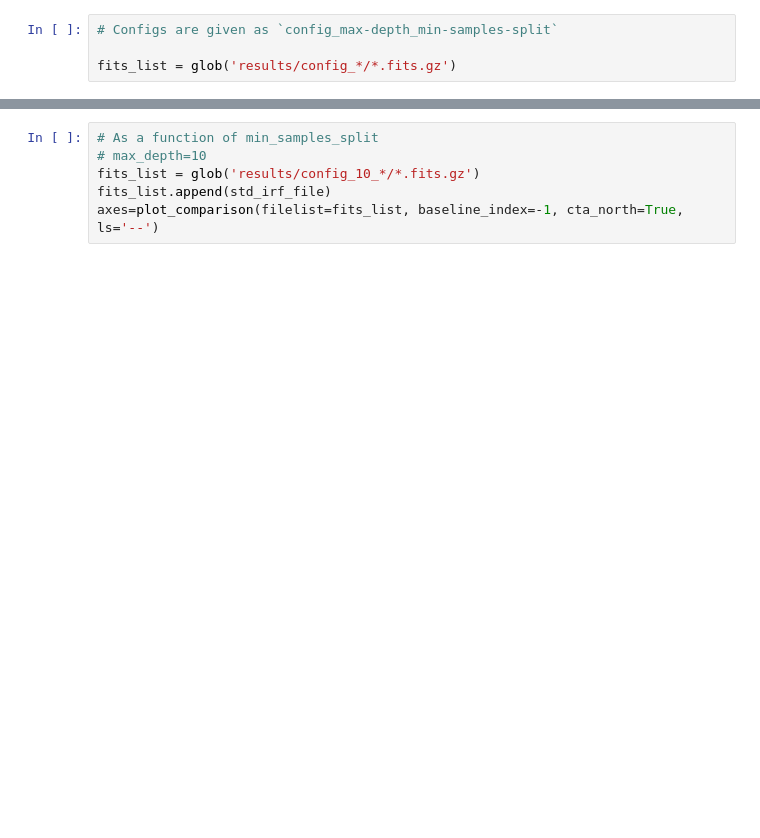
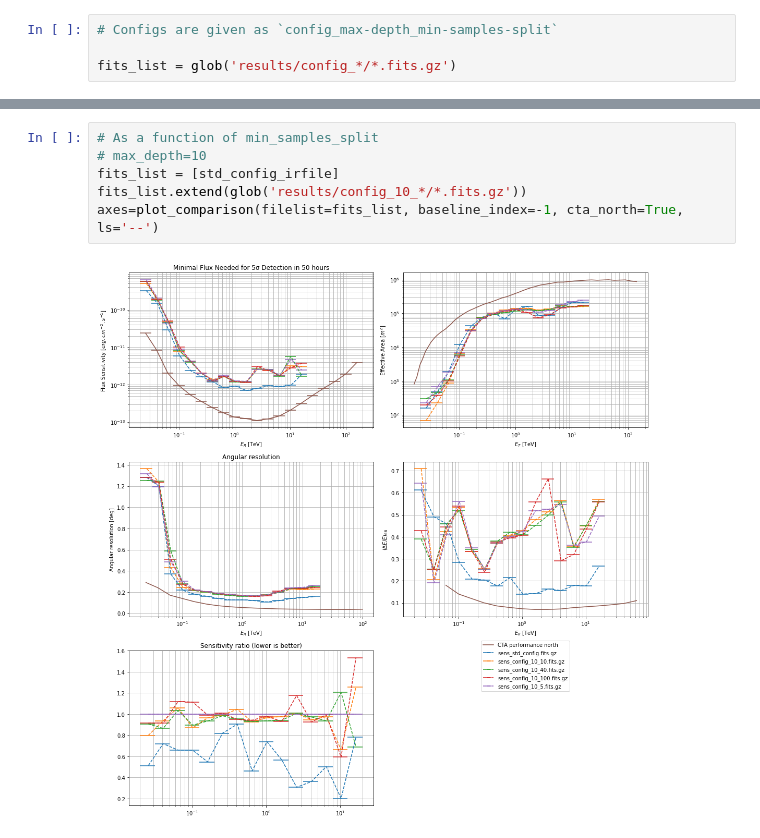
Before and after one commit to vuillaut/lstchain-rf-params-study, a Jupyter notebook: compare.ipynb, the cells around one changed output, grey strips where cells are left out. Saved outputs shown, nothing was run; the diff lists cells and outputs as text; blank space fills up the shorter version.

```diff
--- a/compare.ipynb
+++ b/compare.ipynb
@@ -117,9 +138,11 @@ def plot_comparison(filelist, baseline_index=0, outfile=None, cta_north=False, *
 # %%
 # As a function of min_samples_split
 # max_depth=10
-fits_list = glob('results/config_10_*/*.fits.gz')
-fits_list.append(std_irf_file)
+fits_list = [std_config_irfile]
+fits_list.extend(glob('results/config_10_*/*.fits.gz'))
 axes=plot_comparison(filelist=fits_list, baseline_index=-1, cta_north=True, ls='--')
+# %% [output]
+[figure, added]
 # %%
 # As a function of min_samples_split
 # max_depth=30
```
Also changed, not shown: parts of 25 cells of this notebook, 1 other file.
